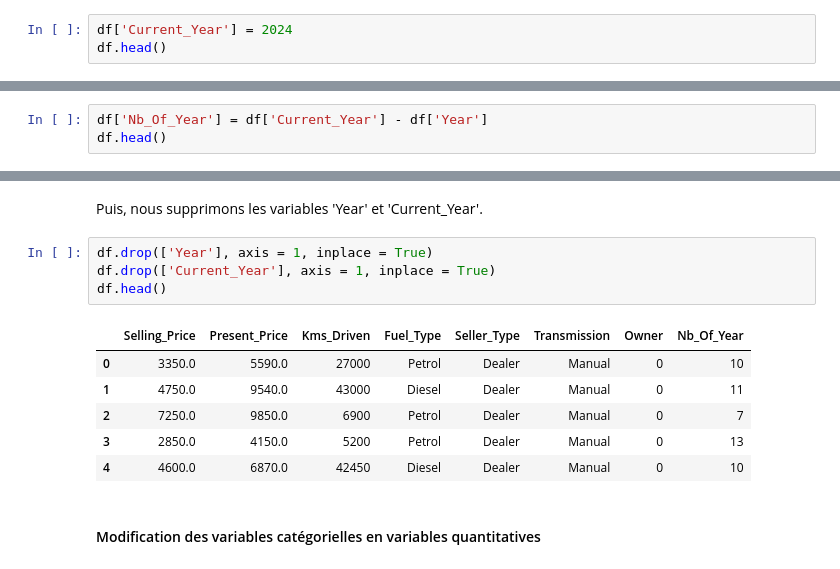
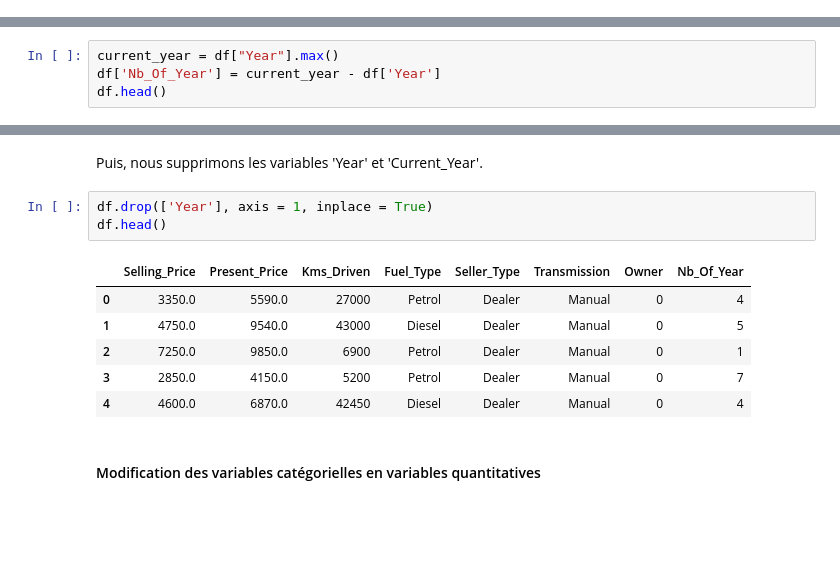
Before and after one commit to abderraouf-metidji/new-car, a Jupyter notebook: Projet_ML_Régression_Linéaire_New_Car.ipynb, the cells around one changed output, grey strips where cells are left out. Saved outputs shown, nothing was run; the diff lists cells and outputs as text; blank space fills up the shorter version.

```diff
--- a/Projet_ML_Régression_Linéaire_New_Car.ipynb
+++ b/Projet_ML_Régression_Linéaire_New_Car.ipynb
@@ -169,5 +169,2 @@ Pour cela, nous allons créer une varribale "Current_Year" qui contiendra l'ann
 
 Current_Year - Year = Nb_Of_Year
-# %%
-df['Current_Year'] = 2024
-df.head()
@@ -181,5 +171,6 @@ df.head()
 # %%
-df['Nb_Of_Year'] = df['Current_Year'] - df['Year']
+current_year = df["Year"].max()
+df['Nb_Of_Year'] = current_year - df['Year']
 df.head()
 # %% [output]
 |  | Year | Selling_Price | Present_Price | Kms_Driven | Fuel_Type | Seller_Type | Transmission | Owner | ... |
@@ -192,15 +183,14 @@ df.head()
 Puis, nous supprimons les variables 'Year' et 'Current_Year'.
 # %%
 df.drop(['Year'], axis = 1, inplace = True)
-df.drop(['Current_Year'], axis = 1, inplace = True)
 df.head()
 # %% [output]
 |  | Selling_Price | Present_Price | Kms_Driven | Fuel_Type | Seller_Type | Transmission | Owner | Nb_Of_Year |
-| 0 | 3350.0 | 5590.0 | 27000 | Petrol | Dealer | Manual | 0 | 10 |
-| 1 | 4750.0 | 9540.0 | 43000 | Diesel | Dealer | Manual | 0 | 11 |
-| 2 | 7250.0 | 9850.0 | 6900 | Petrol | Dealer | Manual | 0 | 7 |
-| 3 | 2850.0 | 4150.0 | 5200 | Petrol | Dealer | Manual | 0 | 13 |
-| 4 | 4600.0 | 6870.0 | 42450 | Diesel | Dealer | Manual | 0 | 10 |
+| 0 | 3350.0 | 5590.0 | 27000 | Petrol | Dealer | Manual | 0 | 4 |
+| 1 | 4750.0 | 9540.0 | 43000 | Diesel | Dealer | Manual | 0 | 5 |
+| 2 | 7250.0 | 9850.0 | 6900 | Petrol | Dealer | Manual | 0 | 1 |
+| 3 | 2850.0 | 4150.0 | 5200 | Petrol | Dealer | Manual | 0 | 7 |
+| 4 | 4600.0 | 6870.0 | 42450 | Diesel | Dealer | Manual | 0 | 4 |
 # %% [markdown]
 #### Modification des variables catégorielles en variables quantitatives
 # %% [markdown]
```
Also changed, not shown: parts of 6 cells of this notebook.
